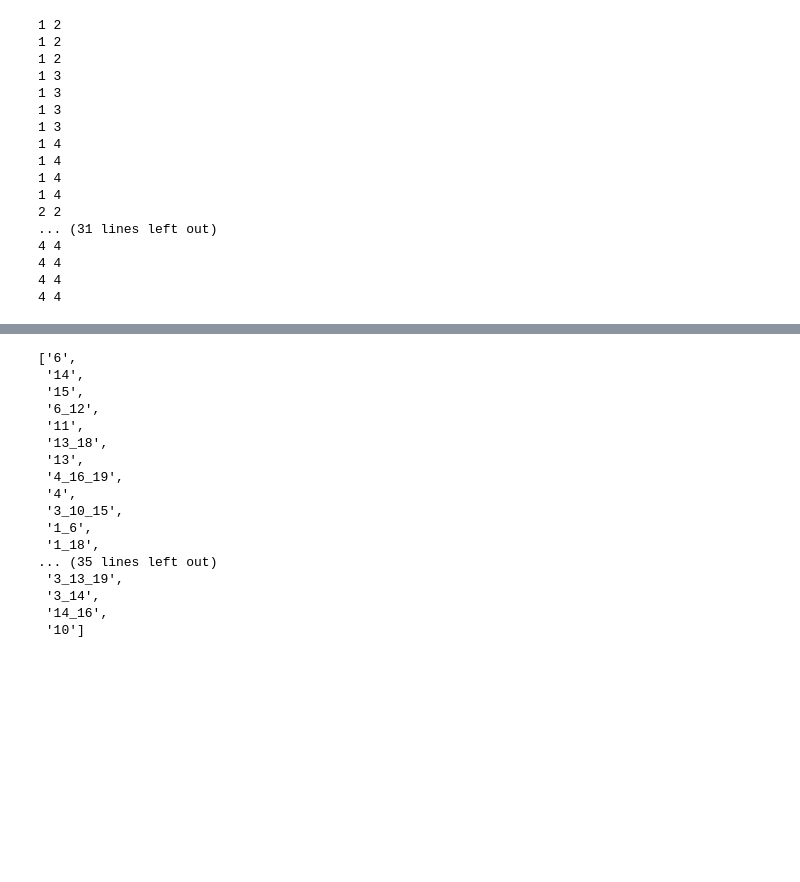
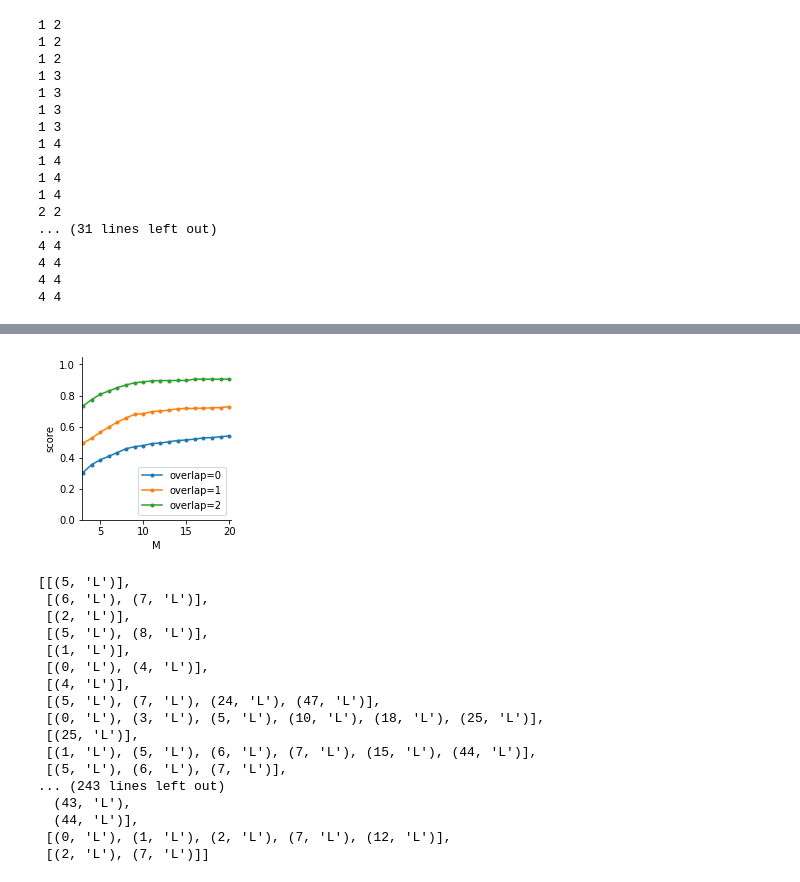
Before and after one commit to Yu-Group/interaction_selection, a Jupyter notebook: simulations/08_regression_iRF.ipynb, the cells around one changed output, grey strips where cells are left out. Cells and saved outputs as stored; diff of their text form; code cells hidden in the pictures; blank space fills up the shorter version.

```diff
--- a/simulations/08_regression_iRF.ipynb
+++ b/simulations/08_regression_iRF.ipynb
@@ -61,20 +153,63 @@ for name in ["Sim_reg"]:
+# %%
+larger = set(final_results.keys())
+# %%
+smaller = set(final_results.keys())
+# %%
+for key in larger - smaller:
+    final_results.pop(key, None)
+# %%
+with open("08_iRF_perturb.pk", 'rb') as f:
+    final_results = pk.load(f)
+    recorded = pk.load(f)
+# %%
+fig, ax = plt.subplots( figsize=(8/3,3))
+for j, overlap in enumerate(range(0, 3)):
+    # depth weighted
+    min_length = 20
+    scores = []
+    for x, v in final_results.items():
+        if x[0] == 0 and x[1] == overlap and x[2] == 'Gaussian' and x[4] == 'soft' and x[5] == 'mild':
+            if len(v) < min_length:
+                v = list(v) + [v[-1]] * (min_length - len(v))
+            scores.append(v[:min_length])
+    scores = np.array(scores)
+    ax.errorbar(
+        np.arange(1, min_length+1),
+        np.nanmean(scores, axis=0),
+        marker='.',
+    )
+
+ax.set_ylim([0,1.05])
+ax.set_xlim([2.9, 20.2])
+ax.legend(['overlap=0', 'overlap=1', 'overlap=2'])
+#ax.set_title(f"Number of interactions {num_interact} with order {order}", fontsize=10)
+#ax.xaxis.set_major_locator(MaxNLocator(integer=True))
+ax.spines["top"].set_visible(False)
+ax.spines["right"].set_visible(False)
+ax.set_ylabel(f"score")
+ax.set_xlabel("M")
+#ax.set_title(f"interaction-order = {order}")
+# plt.tight_layout()
+plt.show()
+# %% [output]
+[figure, added]
 # %%
-recorded[(0, 0, 'Gaussian', 0, 'soft', 'strict')][-1]
+recorded[(0, 0, 'Gaussian', 0, 'soft', 'mild')][3]
 # %% [output]
-['6',
- '14',
- '15',
- '6_12',
- '11',
- '13_18',
- '13',
- '4_16_19',
- '4',
- '3_10_15',
- '1_6',
- '1_18',
-... (35 lines left out)
- '3_13_19',
- '3_14',
- '14_16',
- '10']
+[[(5, 'L')],
+ [(6, 'L'), (7, 'L')],
+ [(2, 'L')],
+ [(5, 'L'), (8, 'L')],
+ [(1, 'L')],
+ [(0, 'L'), (4, 'L')],
+ [(4, 'L')],
+ [(5, 'L'), (7, 'L'), (24, 'L'), (47, 'L')],
+ [(0, 'L'), (3, 'L'), (5, 'L'), (10, 'L'), (18, 'L'), (25, 'L')],
+ [(25, 'L')],
+ [(1, 'L'), (5, 'L'), (6, 'L'), (7, 'L'), (15, 'L'), (44, 'L')],
+ [(5, 'L'), (6, 'L'), (7, 'L')],
+... (243 lines left out)
+  (43, 'L'),
+  (44, 'L')],
+ [(0, 'L'), (1, 'L'), (2, 'L'), (7, 'L'), (12, 'L')],
+ [(2, 'L'), (7, 'L')]]
```
Also changed, not shown: parts of 13 cells of this notebook, 4 other files.
